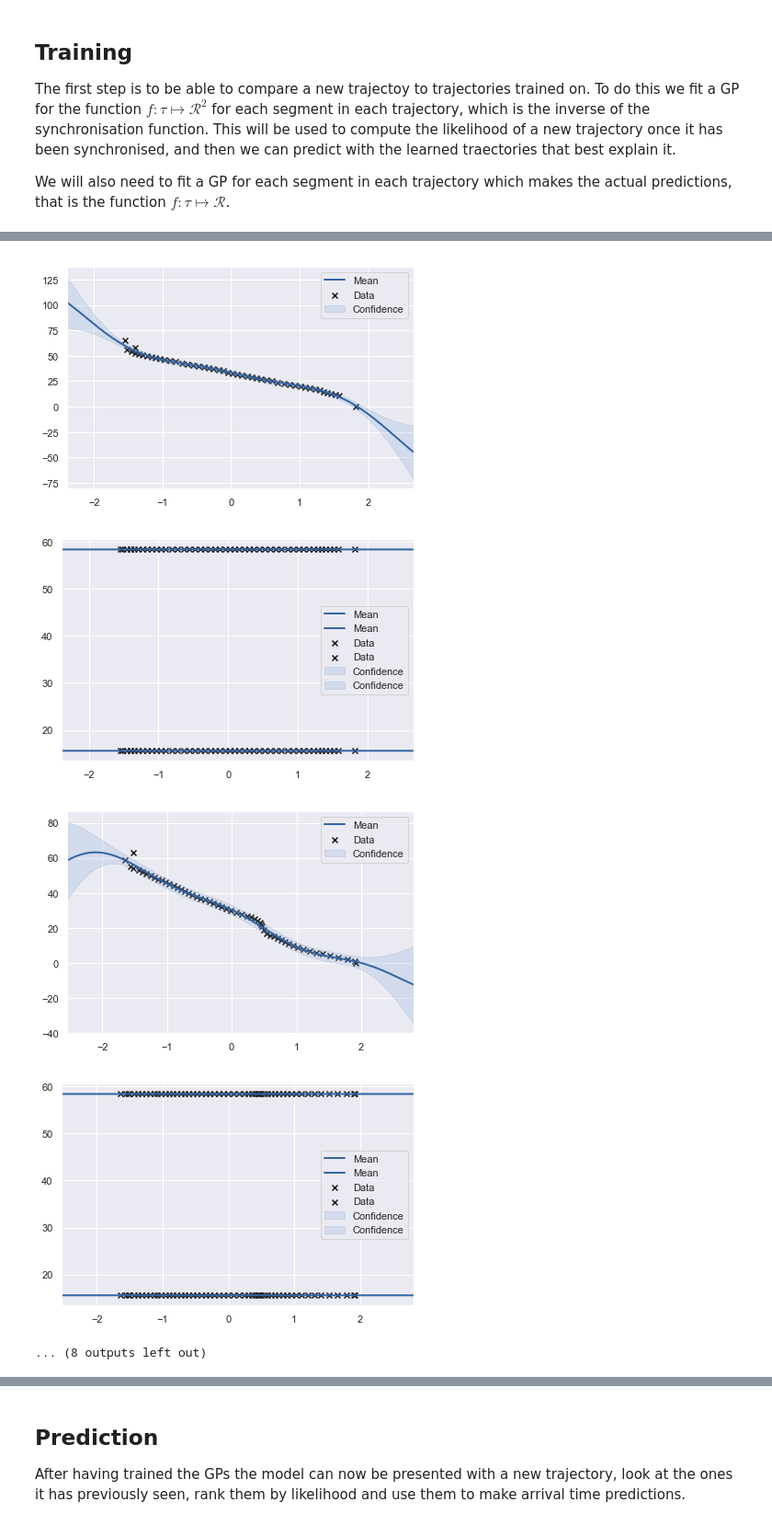
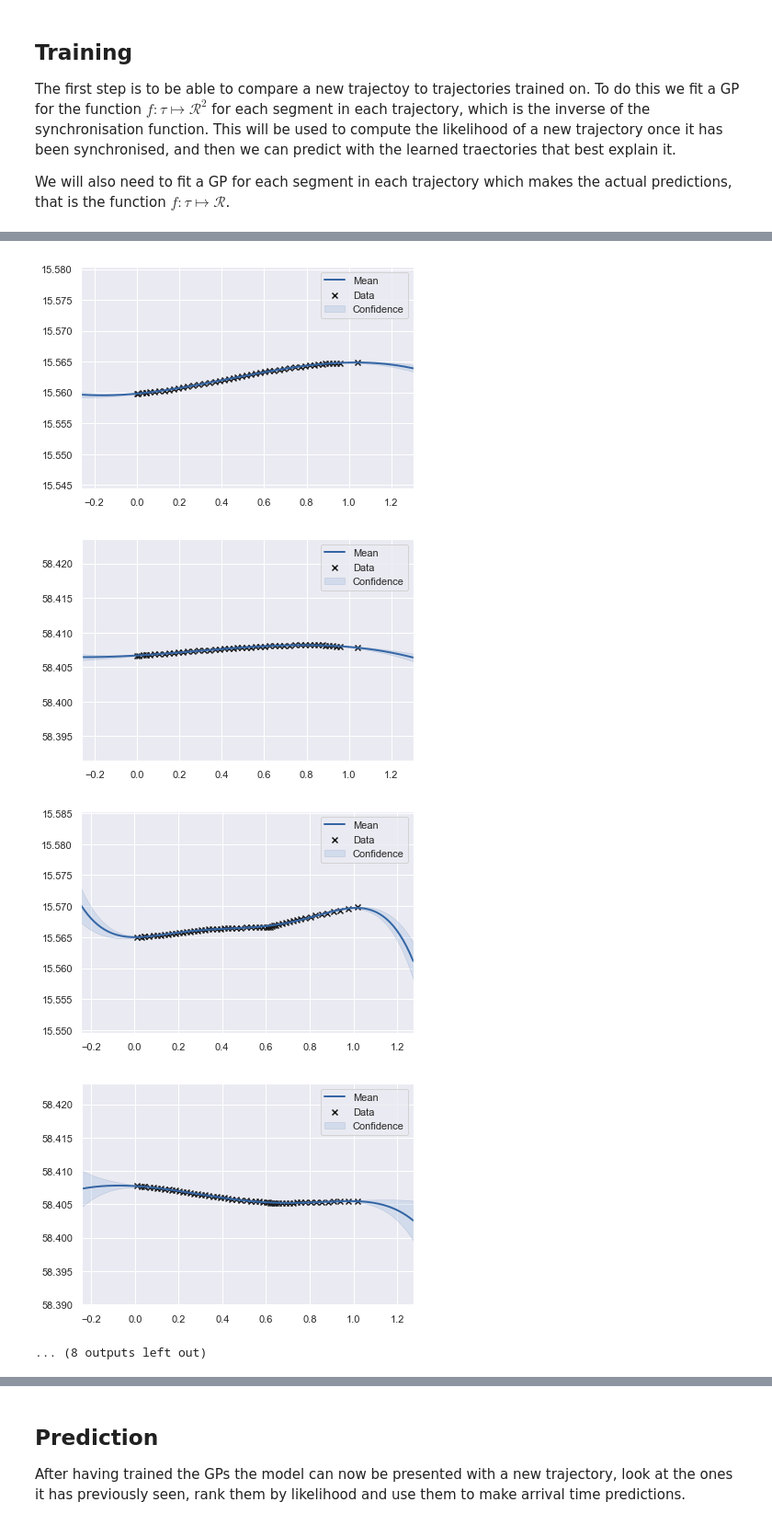
Before and after one commit to M20190649/TDDE19-bus-arrival-time, a Jupyter notebook: GP/Arrival Time Prediction 4 - Prediction.ipynb, the cells around one changed output, grey strips where cells are left out. Shown at 92% size. Saved outputs shown, nothing was run; the diff lists cells and outputs as text; code cells hidden in the pictures.

Commit message:
Mixture mode predictions

```diff
--- a/GP/Arrival Time Prediction 4 - Prediction.ipynb
+++ b/GP/Arrival Time Prediction 4 - Prediction.ipynb
@@ -15,14 +15,15 @@ import pickle
 import tensorflow as tf
 import gp_gpy as gp
 import plot
+import GPy
 LIKELIHOOD_MODEL = 'likelihood-v1'
 PREDICTION_MODEL = 'predict-v1'
 sns.set(style="darkgrid")
 np.random.seed(1)
-data = pd.read_pickle('train.pkl')
+train = pd.read_pickle('train.pkl')
 route_n = 3 # all data used currently is from route 3
-n_segs = data.seg.unique()
-data.head()
+n_segs = train.seg.unique()
+train.head()
 
 def synch_data(synch_gp, data):
     latlon  = ['lat', 'lon']
@@ -43,7 +44,7 @@ def train_seg_gps(seg, route_n, traj_n, seg_n):
     synch_gp = gp.load_synch(route_n, seg_n)
     synched_seg = synch_data(synch_gp, seg)
     n_restarts = 5
-
+    print('training', route_n, traj_n, seg_n)
      # Learn GP to compute likelihood of new data
     likelihood_model = gp.build(
         synched_seg,
@@ -53,6 +54,9 @@ def train_seg_gps(seg, route_n, traj_n, seg_n):
         route_n,
         traj_n,
         seg_n)
+    #likelihood_model.model.kern.lengthscale.set_prior(GPy.priors.Gamma.from_EV(0.5, 0.05))
+    #likelihood_model.model.kern.variance.set_prior(GPy.priors.Gamma.from_EV(0.5, 0.1))
+    #likelihood_model.model.likelihood.variance.set_prior(GPy.priors.Gamma.from_EV(0.01, 0.005))
     gp.train(likelihood_model, n_restarts)
 
     prediction_model = gp.build(
@@ -63,6 +67,9 @@ def train_seg_gps(seg, route_n, traj_n, seg_n):
         route_n,
         traj_n,
         seg_n)
+    #prediction_model.model.kern.lengthscale.set_prior(GPy.priors.Gamma.from_EV(0.01, 0.005))
+    #prediction_model.model.kern.variance.set_prior(GPy.priors.Gamma.from_EV(0.05, 0.1))
+    #prediction_model.model.likelihood.variance.set_prior(GPy.priors.Gamma.from_EV(0.01, 0.005))
     gp.train(prediction_model, n_restarts)
     return likelihood_model, prediction_model
 
@@ -70,9 +77,9 @@ def train_traj_segs(traj, traj_n):
     n_segs = traj.seg.unique()
     return {seg_n: train_seg_gps(traj[traj.seg == seg_n], route_n, traj_n, seg_n) for seg_n in n_segs}
 
-n_trajs = data.traj.unique()
+n_trajs = train.traj.unique()
 t0 = time.time()
-traj_gps = {traj_n: train_traj_segs(data[data.traj == traj_n], traj_n) for traj_n in n_trajs}
+traj_gps = {traj_n: train_traj_segs(train[train.traj == traj_n], traj_n) for traj_n in n_trajs}
 dt = time.time() - t0
 print("Data processed in", dt, " seconds")
 # %% [output]
@@ -268,6 +164,6 @@ Let's plot some of the GPs to see what they look like
 # %%
 traj_one_gps = traj_gps[list(traj_gps.keys())[0]]
 for lik_model, pred_model in traj_one_gps.values():
-    gp.plot(pred_model)
-    gp.plot(lik_model)
+    lik_model.model.plot(which_data_ycols=[0])
+    lik_model.model.plot(which_data_ycols=[1])
 # %% [output]
@@ -282,5 +178,5 @@ for lik_model, pred_model in traj_one_gps.values():
-[figure, old version]
+[figure, new version]
-[figure, old version]
+[figure, new version]
-[figure, old version]
+[figure, new version]
-[figure, old version]
+[figure, new version]
 ... (8 outputs left out)
```
Also changed, not shown: parts of 13 cells of this notebook, 3 other files.
